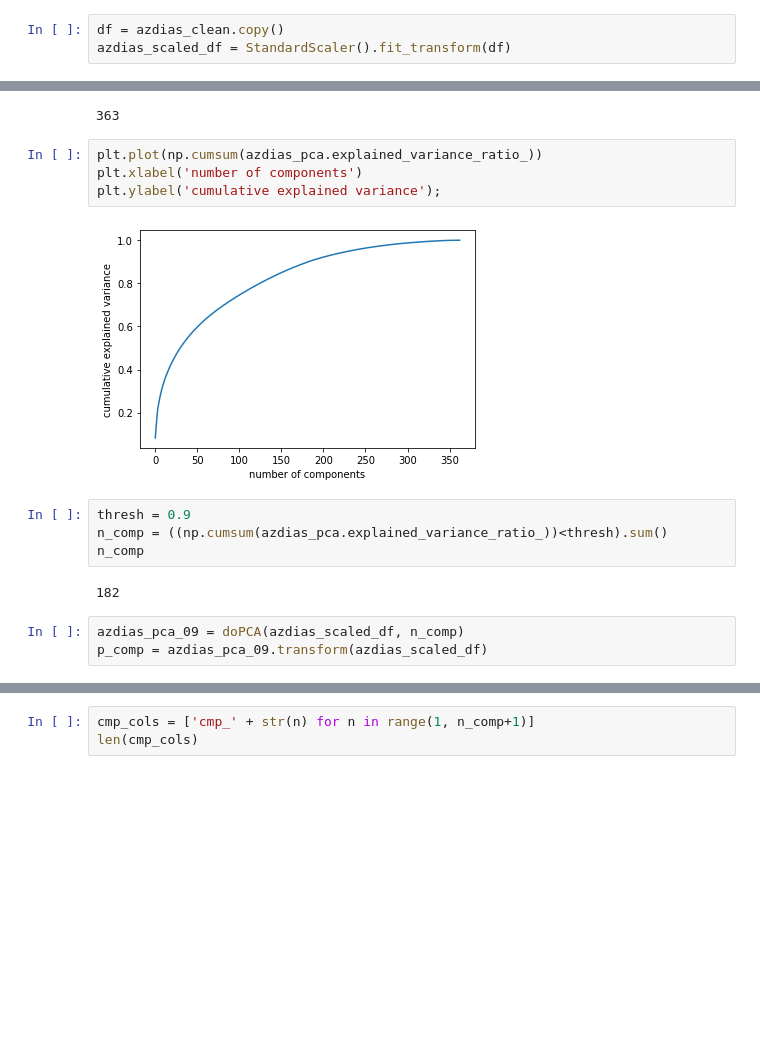
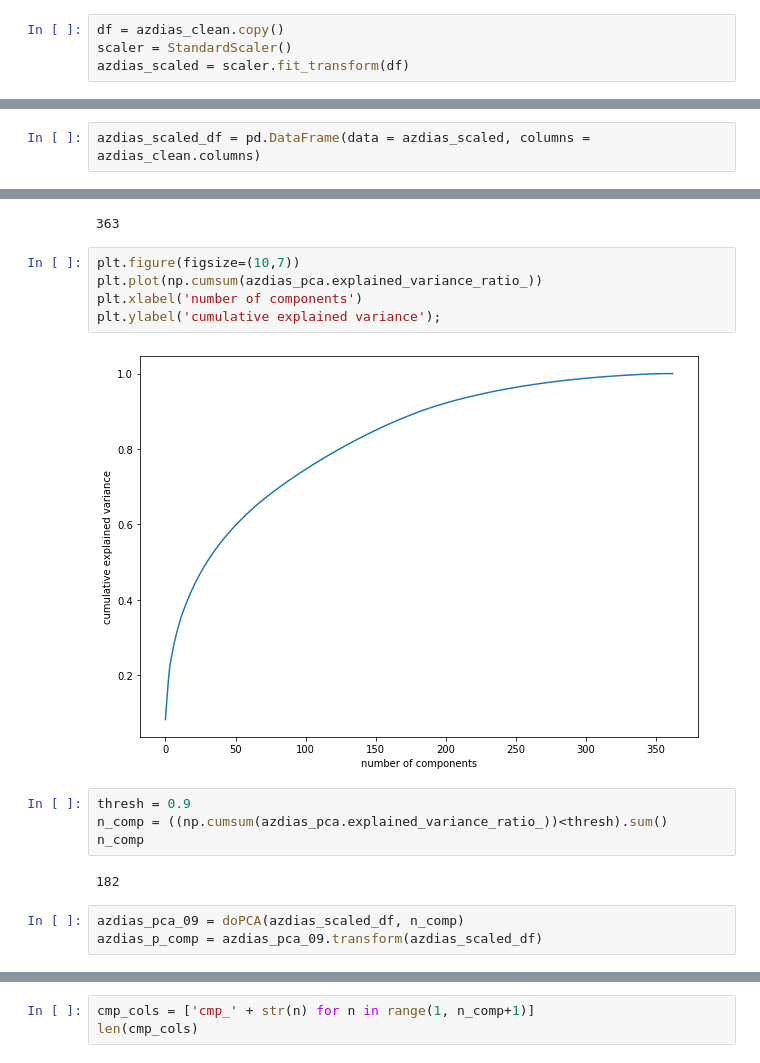
Before and after one commit to keiss01/Udacity, a Jupyter notebook: Arvato Project Workbook.ipynb, the cells around one changed output, grey strips where cells are left out. Cells and saved outputs as stored; diff of their text form; blank space fills up the shorter version.

```diff
--- a/Arvato Project Workbook.ipynb
+++ b/Arvato Project Workbook.ipynb
@@ -573,3 +582,4 @@ customers_clean.head()
 # %%
 df = azdias_clean.copy()
-azdias_scaled_df = StandardScaler().fit_transform(df)
+scaler = StandardScaler()
+azdias_scaled = scaler.fit_transform(df)
@@ -579,0 +597,2 @@ scaled_df.shape
+# %%
+azdias_scaled_df = pd.DataFrame(data = azdias_scaled, columns = azdias_clean.columns)
@@ -594,11 +635,12 @@ len(azdias_clean.columns)
 # %% [output]
 363
 # %%
+plt.figure(figsize=(10,7))
 plt.plot(np.cumsum(azdias_pca.explained_variance_ratio_))
 plt.xlabel('number of components')
 plt.ylabel('cumulative explained variance');
 # %% [output]
-[figure, old version]
+[figure, new version]
 # %%
 thresh = 0.9
 n_comp = ((np.cumsum(azdias_pca.explained_variance_ratio_))<thresh).sum()
@@ -607,5 +649,5 @@ n_comp
 182
 # %%
 azdias_pca_09 = doPCA(azdias_scaled_df, n_comp)
-p_comp = azdias_pca_09.transform(azdias_scaled_df)
+azdias_p_comp = azdias_pca_09.transform(azdias_scaled_df)
 # %%
```
Also changed, not shown: parts of 56 cells of this notebook.
